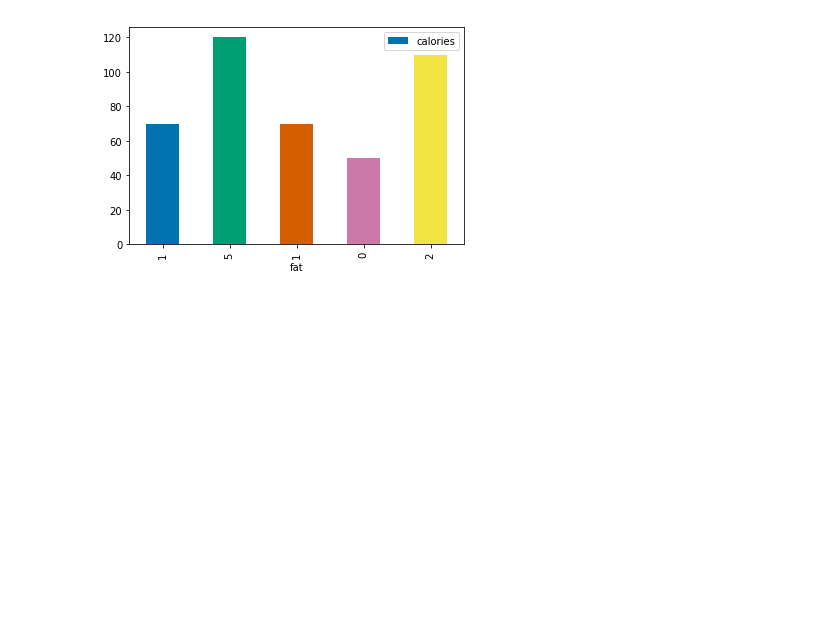
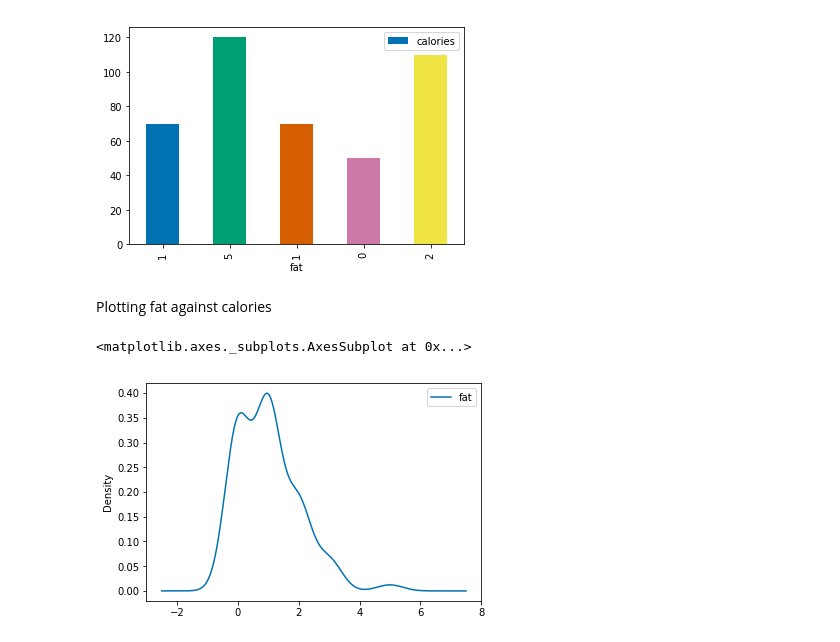
Before and after one commit to Isidore-Newman-School/data-science-SebastianRouse, a Jupyter notebook: Untitled1.ipynb, the cells around one changed output. Saved outputs shown, nothing was run; the diff lists cells and outputs as text; code cells hidden in the pictures; blank space fills up the shorter version.

```diff
--- a/Untitled1.ipynb
+++ b/Untitled1.ipynb
@@ -50,3 +56,10 @@ df.head().plot('fat', 'calories', kind = 'bar')
 # %% [output]
 <matplotlib.axes._subplots.AxesSubplot at 0x...>
 [figure]
+# %% [markdown]
+Plotting fat against calories
+# %%
+df.plot.kde(x = 'sugars', y = 'fat')
+# %% [output]
+<matplotlib.axes._subplots.AxesSubplot at 0x...>
+[figure, added]
```
Also changed, not shown: parts of 5 cells of this notebook.
